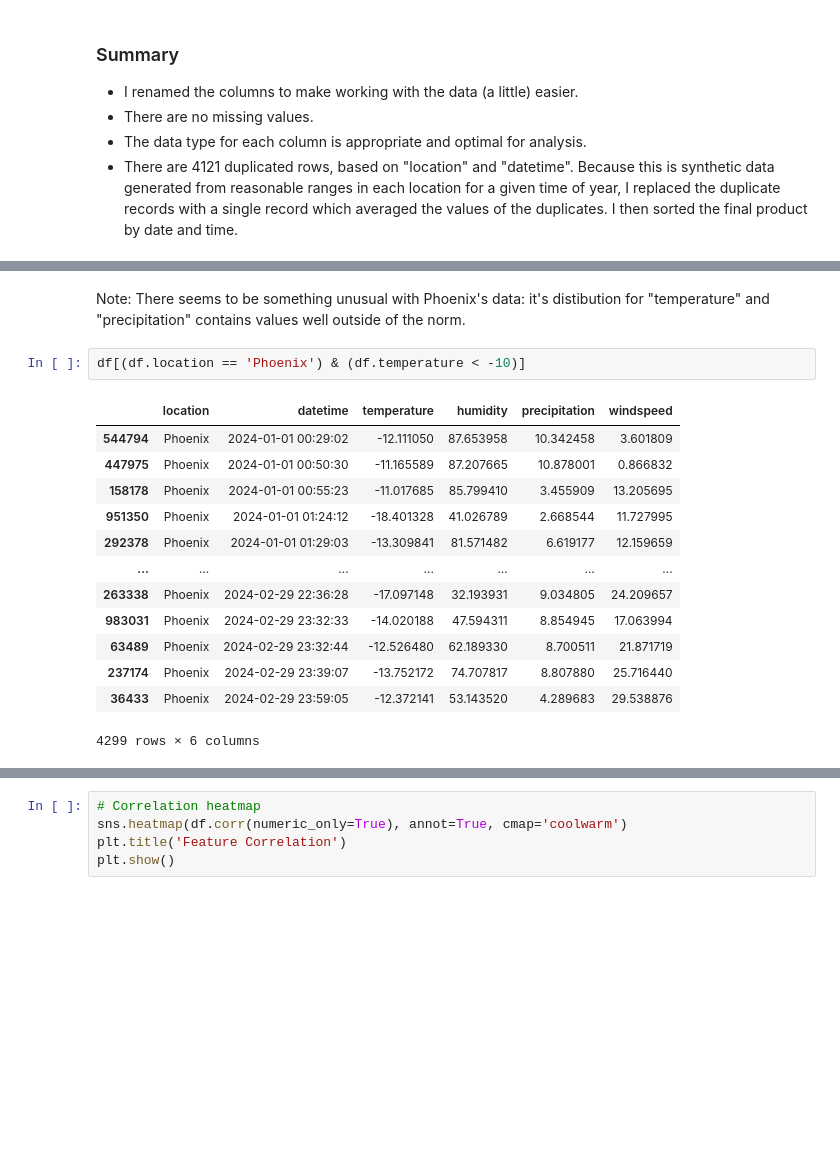
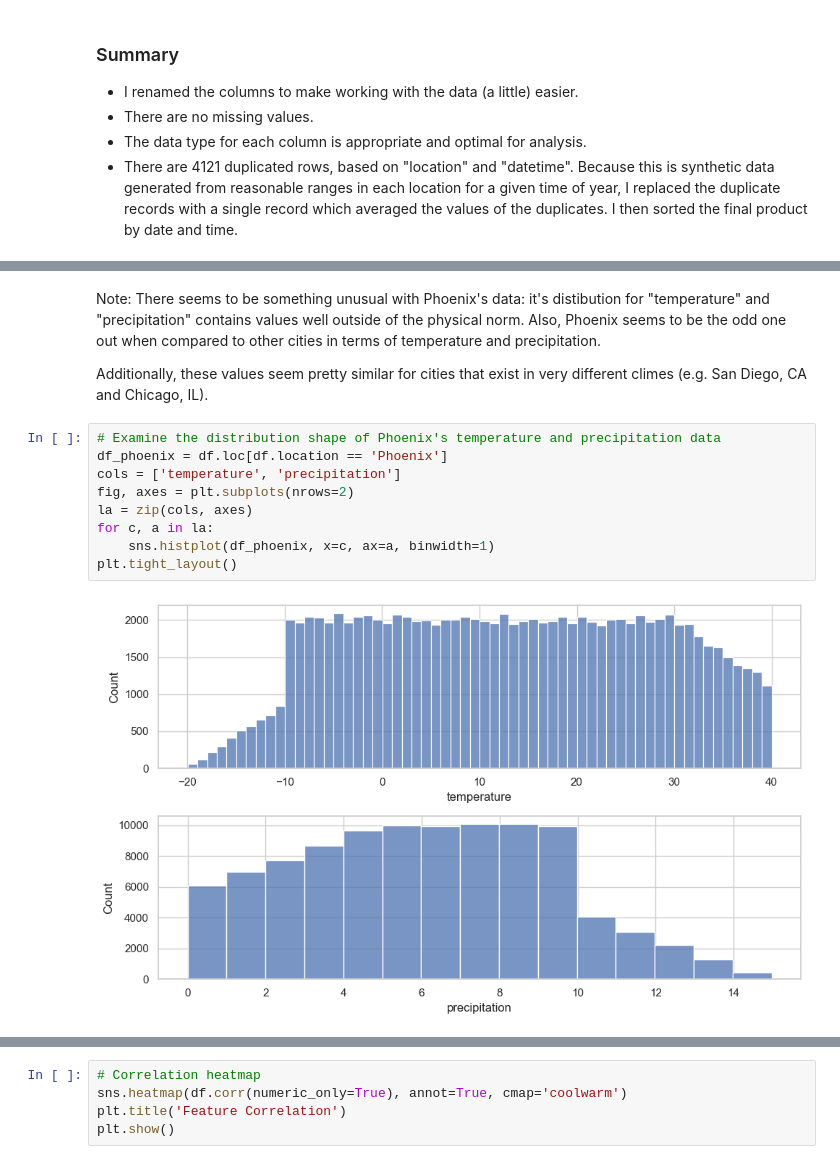
Before and after one commit to kozmik-moore/simple-weather-analysis, a Jupyter notebook: notebooks/notebook.ipynb, the cells around one changed output, grey strips where cells are left out. Saved outputs shown, nothing was run; the diff lists cells and outputs as text; blank space fills up the shorter version.

Commit message:
Explored the weather variables of the location "Phoenix".

```diff
--- a/notebooks/notebook.ipynb
+++ b/notebooks/notebook.ipynb
@@ -212,19 +225,16 @@ plt.tight_layout()
 # %% [markdown]
 Note:
-There seems to be something unusual with Phoenix's data: it's distibution for "temperature" and "precipitation" contains values well outside of the norm.
+There seems to be something unusual with Phoenix's data: it's distibution for "temperature" and "precipitation" contains values well outside of the physical norm. Also, Phoenix seems to be the odd one out when compared to other cities in terms of temperature and precipitation.
+
+Additionally, these values seem pretty similar for cities that exist in very different climes (e.g. San Diego, CA and Chicago, IL).
 # %%
-df[(df.location == 'Phoenix') & (df.temperature < -10)]
+# Examine the distribution shape of Phoenix's temperature and precipitation data
+df_phoenix = df.loc[df.location == 'Phoenix']
+cols = ['temperature', 'precipitation']
+fig, axes = plt.subplots(nrows=2)
+la = zip(cols, axes)
+for c, a in la:
+    sns.histplot(df_phoenix, x=c, ax=a, binwidth=1)
+plt.tight_layout()
 # %% [output]
-|  | location | datetime | temperature | humidity | precipitation | windspeed |
-| 544794 | Phoenix | 2024-01-01 00:29:02 | -12.111050 | 87.653958 | 10.342458 | 3.601809 |
-| 447975 | Phoenix | 2024-01-01 00:50:30 | -11.165589 | 87.207665 | 10.878001 | 0.866832 |
-| 158178 | Phoenix | 2024-01-01 00:55:23 | -11.017685 | 85.799410 | 3.455909 | 13.205695 |
-| 951350 | Phoenix | 2024-01-01 01:24:12 | -18.401328 | 41.026789 | 2.668544 | 11.727995 |
-| 292378 | Phoenix | 2024-01-01 01:29:03 | -13.309841 | 81.571482 | 6.619177 | 12.159659 |
-| ... | ... | ... | ... | ... | ... | ... |
-| 263338 | Phoenix | 2024-02-29 22:36:28 | -17.097148 | 32.193931 | 9.034805 | 24.209657 |
-| 983031 | Phoenix | 2024-02-29 23:32:33 | -14.020188 | 47.594311 | 8.854945 | 17.063994 |
-| 63489 | Phoenix | 2024-02-29 23:32:44 | -12.526480 | 62.189330 | 8.700511 | 21.871719 |
-| 237174 | Phoenix | 2024-02-29 23:39:07 | -13.752172 | 74.707817 | 8.807880 | 25.716440 |
-| 36433 | Phoenix | 2024-02-29 23:59:05 | -12.372141 | 53.143520 | 4.289683 | 29.538876 |
-4299 rows × 6 columns
+[figure, added]
```
Also changed, not shown: parts of 16 cells of this notebook.
